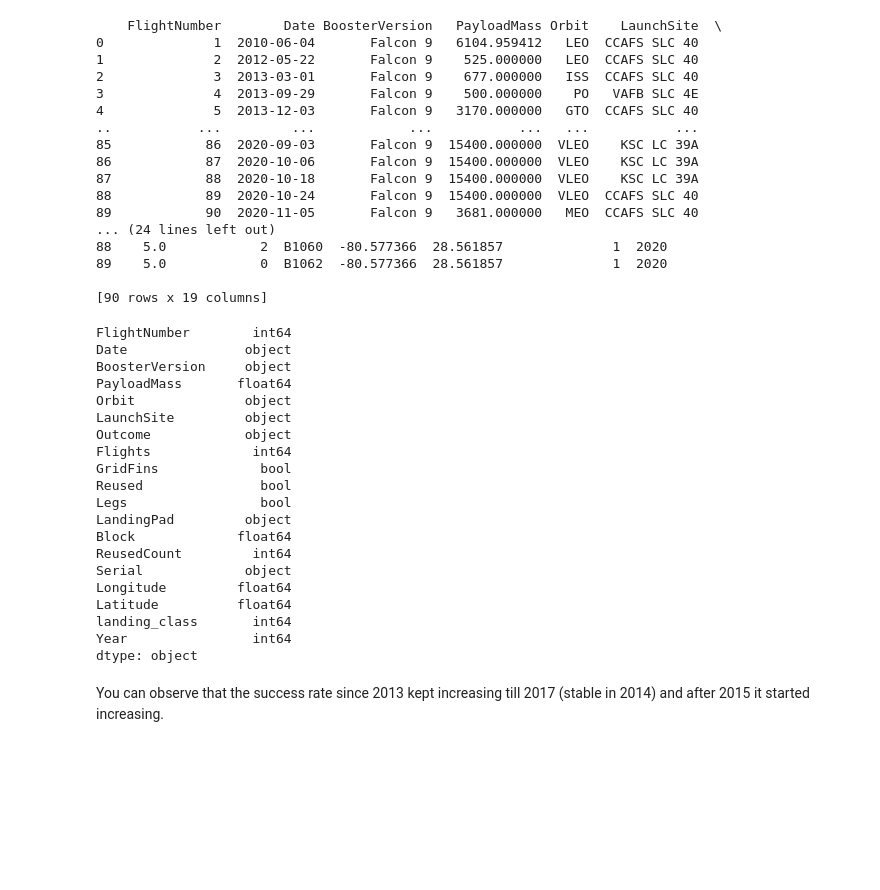
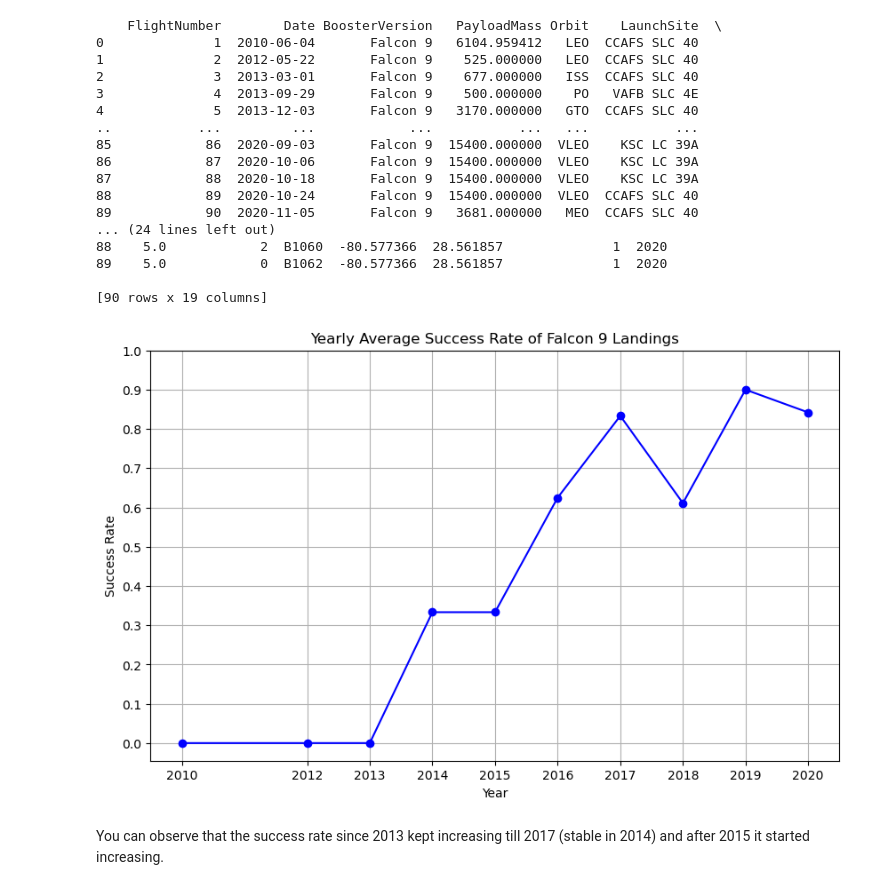
Before and after one commit to ponchi1102/IBM-Data-Science---Capstone-Project, a Jupyter notebook: jupyter-labs-eda-dataviz-v2.ipynb, the cells around one changed output. Cells and saved outputs as stored; diff of their text form; code cells hidden in the pictures; blank space fills up the shorter version.

```diff
--- a/jupyter-labs-eda-dataviz-v2.ipynb
+++ b/jupyter-labs-eda-dataviz-v2.ipynb
@@ -230,31 +232,26 @@ print(df)
 89    5.0            0  B1062  -80.577366  28.561857              1  2020
 
 [90 rows x 19 columns]
-# %%
-# Plot a line chart with x axis to be the extracted year and y axis to be the success rate
-
-df.dtypes
-# %% [output]
-FlightNumber        int64
-Date               object
-BoosterVersion     object
-PayloadMass       float64
-Orbit              object
-LaunchSite         object
-Outcome            object
-Flights             int64
-GridFins             bool
-Reused               bool
-Legs                 bool
-LandingPad         object
-Block             float64
-ReusedCount         int64
-Serial             object
-Longitude         float64
-Latitude          float64
-landing_class       int64
-Year                int64
-dtype: object
+# %%
+# Plot a line chart with x axis to be the extracted year and y axis to be the success rate
+import pandas as pd
+import matplotlib.pyplot as plt
+
+# Group by Year and calculate the success rate
+yearly_success_rate = df.groupby('Year')['landing_class'].mean().reset_index()
+
+# Plot the line chart
+plt.figure(figsize=(10, 6))
+plt.plot(yearly_success_rate['Year'], yearly_success_rate['landing_class'], marker='o', linestyle='-', color='b')
+plt.title('Yearly Average Success Rate of Falcon 9 Landings')
+plt.xlabel('Year')
+plt.ylabel('Success Rate')
+plt.grid(True)
+plt.xticks(yearly_success_rate['Year'])
+plt.yticks([i/10 for i in range(0, 11)])
+plt.show()
+# %% [output]
+[figure, added]
 # %% [markdown]
 You can observe that the success rate since 2013 kept increasing till 2017 (stable in 2014) and after 2015 it started increasing.
 # %% [markdown]
```
Also changed, not shown: parts of 4 cells of this notebook.
